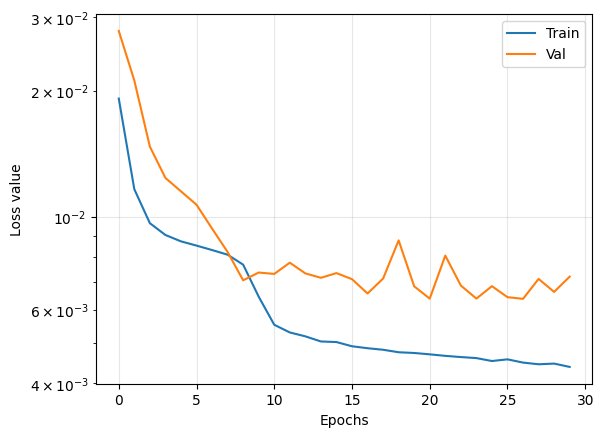
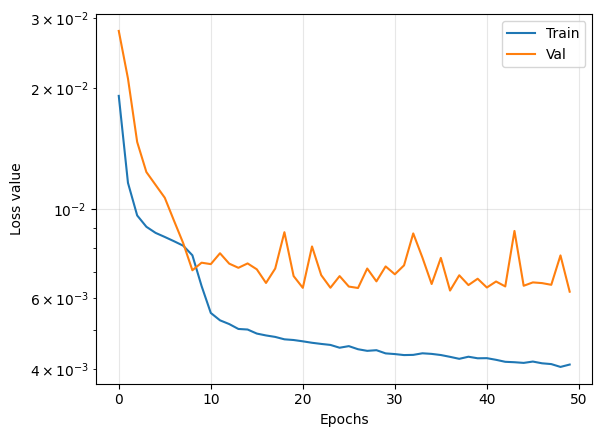
The notebook cell's code change between the first figure and the second:
--- before
+++ after
@@ -2,6 +2,6 @@
 val_log=torch.load(val_path)
 
-plt.semilogy(train_log,label="Train")
-plt.semilogy(val_log,label="Val")
+plt.semilogy(train_log[:50],label="Train")
+plt.semilogy(val_log[:50],label="Val")
 plt.legend()
 plt.grid(alpha=0.3)

Commit: reorg